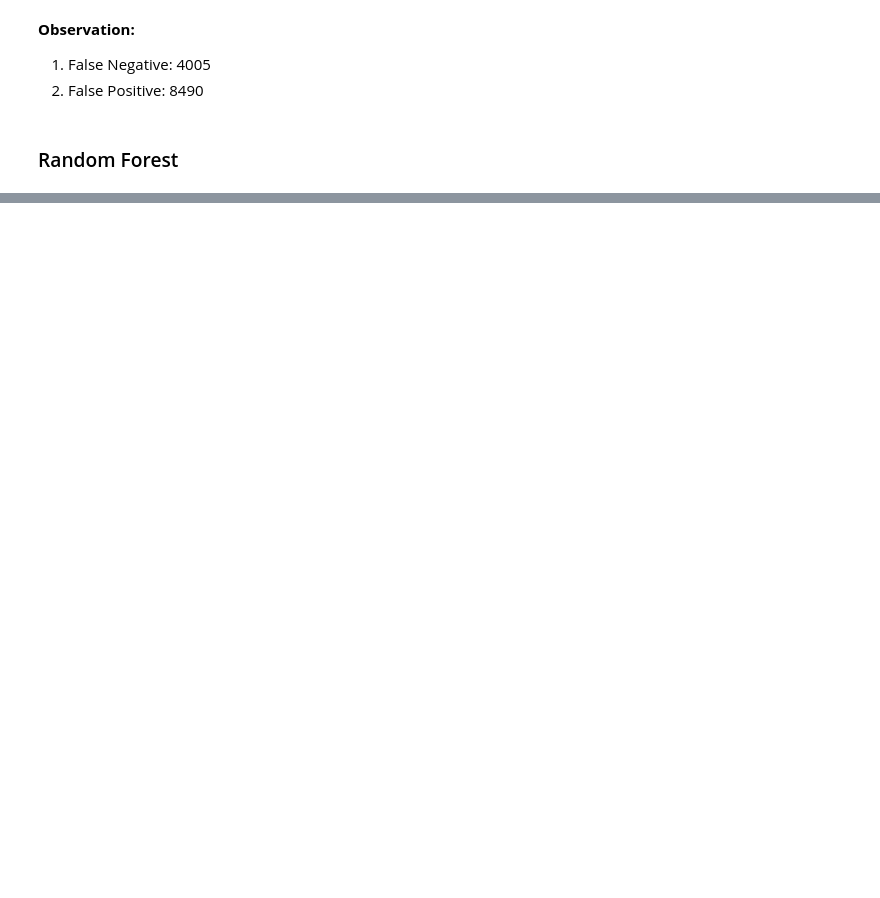
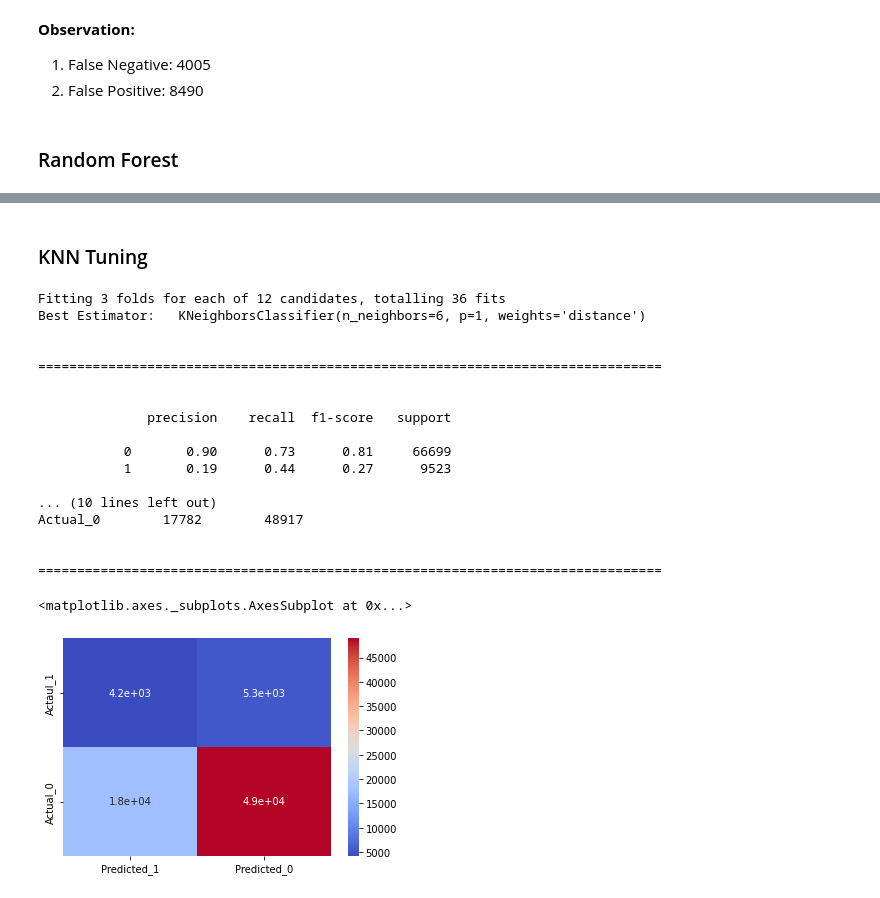
Before and after one commit to anupstar100/Google-Play-Store-App-Review-EDA-, a Jupyter notebook: SML_Capstone_Project_HEALTH_INSURANCE_CROSS_SELL_PREDICTION.ipynb, the cells around one changed output, grey strips where cells are left out. Saved outputs shown, nothing was run; the diff lists cells and outputs as text; code cells hidden in the pictures; blank space fills up the shorter version.

```diff
--- a/SML_Capstone_Project_HEALTH_INSURANCE_CROSS_SELL_PREDICTION.ipynb
+++ b/SML_Capstone_Project_HEALTH_INSURANCE_CROSS_SELL_PREDICTION.ipynb
@@ -764,0 +863,70 @@ Actual_0         8490        58209
+# %% [markdown]
+### KNN Tuning
+# %%
+# SETTING PARAMETERS
+knn_param = {
+    'n_neighbors' : [5, 6, 7],
+    'weights' : ['uniform', 'distance'],
+    'p' : [2, 1]
+}
+
+# BUILDING MODEL
+knn_tuned = GridSearchCV(estimator = knn,
+                        param_grid = knn_param, cv = 3,
+                        n_jobs = -1, verbose = 1, scoring = 'recall')
+
+# TRAINING OUR DATA
+knn_tuned.fit(X_train_sm, y_train_sm)
+
+# GETTING BEST ESTIMATOR
+knn_tuned_best = knn_tuned.best_estimator_
+print('Best Estimator:  ', knn_tuned_best)
+print('\n')
+print('=' * 80)
+
+# PEDICTING THE TEST DATA USING BEST ESTIMATOR
+y_pred_knn_tuned = knn_tuned_best.predict(X_test)
+
+# PERFORMANCE SCORE
+accuracy_knn_tuned = accuracy_score(y_test, y_pred_knn_tuned)
+precision_knn_tuned = precision_score(y_test, y_pred_knn_tuned)
+recall_knn_tuned = recall_score(y_test, y_pred_knn_tuned)
+f1_knn_tuned = f1_score(y_test,y_pred_knn_tuned)
+
+# CLASSIFICATION REPORT
+print('\n')
+print(classification_report(y_test, y_pred_knn_tuned))
+print('\n')
+print('=' * 80)
+
+# CONFUSION MATRIX
+smote_df_knn_tuned = pd.DataFrame(data = confusion_matrix(y_test, y_pred_knn_tuned, labels = [1, 0]),
+                                  index = ['Actaul_1', 'Actual_0'],
+                                  columns = ['Predicted_1', 'Predicted_0'])
+print('\n', smote_df_knn_tuned)
+print('\n')
+print('=' * 80)
+
+# PLOTTING
+print('\n')
+sns.heatmap(smote_df_knn_tuned, annot = True, cmap = 'coolwarm')
+# %% [output]
+Fitting 3 folds for each of 12 candidates, totalling 36 fits
+Best Estimator:   KNeighborsClassifier(n_neighbors=6, p=1, weights='distance')
+
+
+================================================================================
+
+
+              precision    recall  f1-score   support
+
+           0       0.90      0.73      0.81     66699
+           1       0.19      0.44      0.27      9523
+
+... (10 lines left out)
+Actual_0        17782        48917
+
+
+================================================================================
+<matplotlib.axes._subplots.AxesSubplot at 0x...>
+[figure, added]
```
Also changed, not shown: parts of 30 cells of this notebook.
